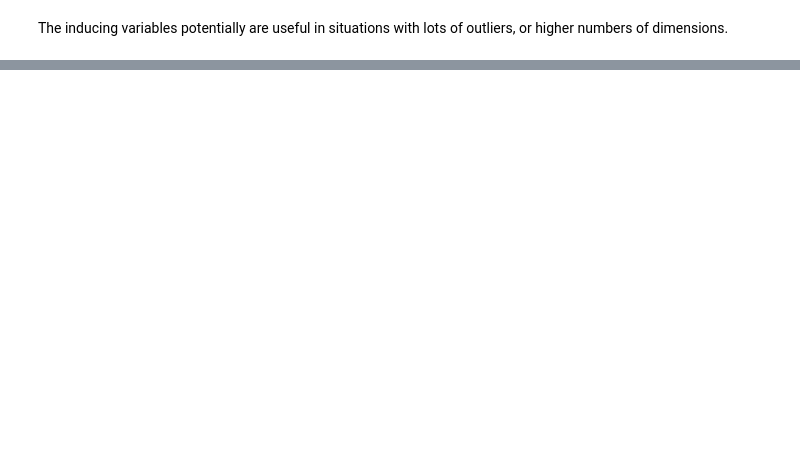
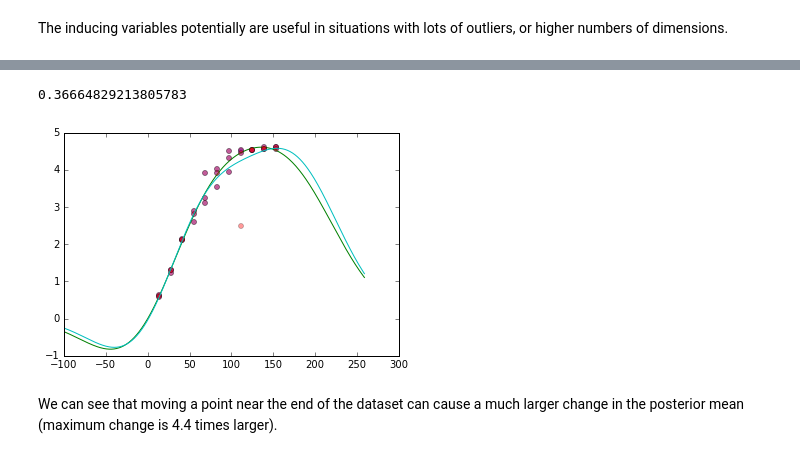
Before and after one commit to lionfish0/dp, a Jupyter notebook: Improved Bound Constraint differing across domain.ipynb, the cells around one changed output, grey strips where cells are left out. Drawn from its saved outputs; the diff is of its cells as text; code cells hidden in the pictures; blank space fills up the shorter version.

```diff
--- a/Improved Bound Constraint differing across domain.ipynb
+++ b/Improved Bound Constraint differing across domain.ipynb
@@ -208,0 +264,34 @@ The inducing variables potentially are useful in situations with lots of outlier
+# %%
+fishdata = datasets.load_fishlength()
+test_inputs = np.arange(-100,260,1)
+pseudo_inputs = np.array([0,40,80,120,160])
+lengthscales = 60.0
+sigma = 0.2
+X = fishdata[:,1] #age of fishes (days)
+Y = fishdata[:,3] #length of fishes (inches)
+plt.plot(X,Y,'o',alpha=0.4,markersize=5)
+
+
+m = GPy.models.GPRegression(X[:,None],Y[:,None])
+m.kern.lengthscale = lengthscales
+m.kern.variance = np.var(Y)
+m.Gaussian_noise = sigma**2
+y,var = m.predict(test_inputs[:,None])
+plt.plot(test_inputs[:,None],y)
+
+Y[18] -= 2
+plt.plot(X,Y,'o',alpha=0.4,markersize=5)
+
+m = GPy.models.GPRegression(X[:,None],Y[:,None])
+m.kern.lengthscale = lengthscales
+m.kern.variance = np.var(Y)
+m.Gaussian_noise = sigma**2
+newy,var = m.predict(test_inputs[:,None])
+plt.plot(test_inputs[:,None],newy)
+
+np.max(np.abs(newy-y))
+# %% [output]
+0.36664829213805783
+[figure, added]
+# %% [markdown]
+We can see that moving a point near the end of the dataset can cause a much larger change in the posterior mean (maximum change is 4.4 times larger).
```
Also changed, not shown: parts of 15 cells of this notebook, 3 other files.
